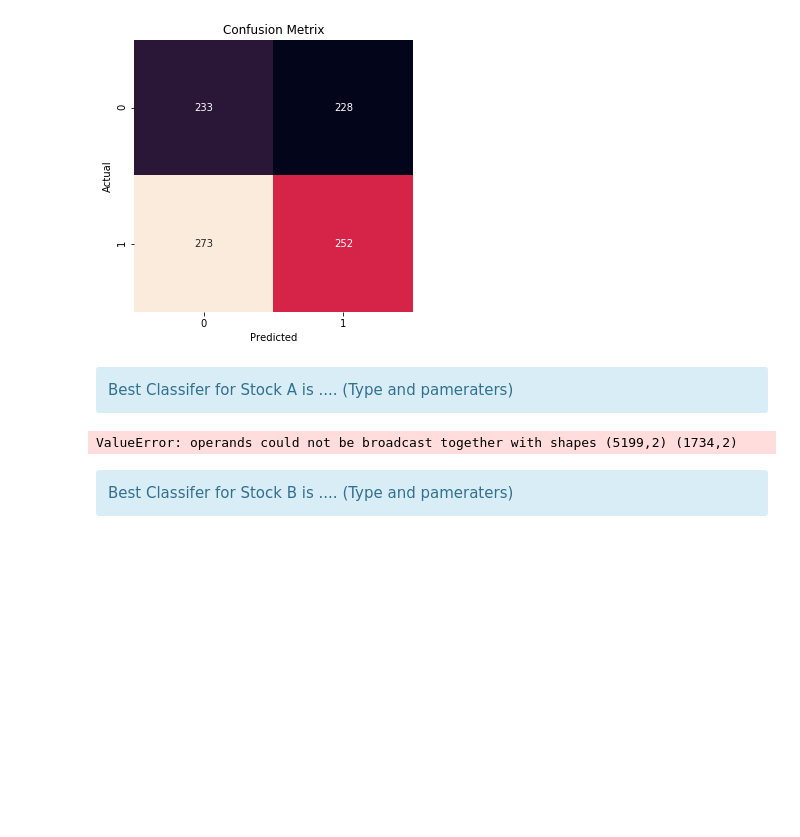
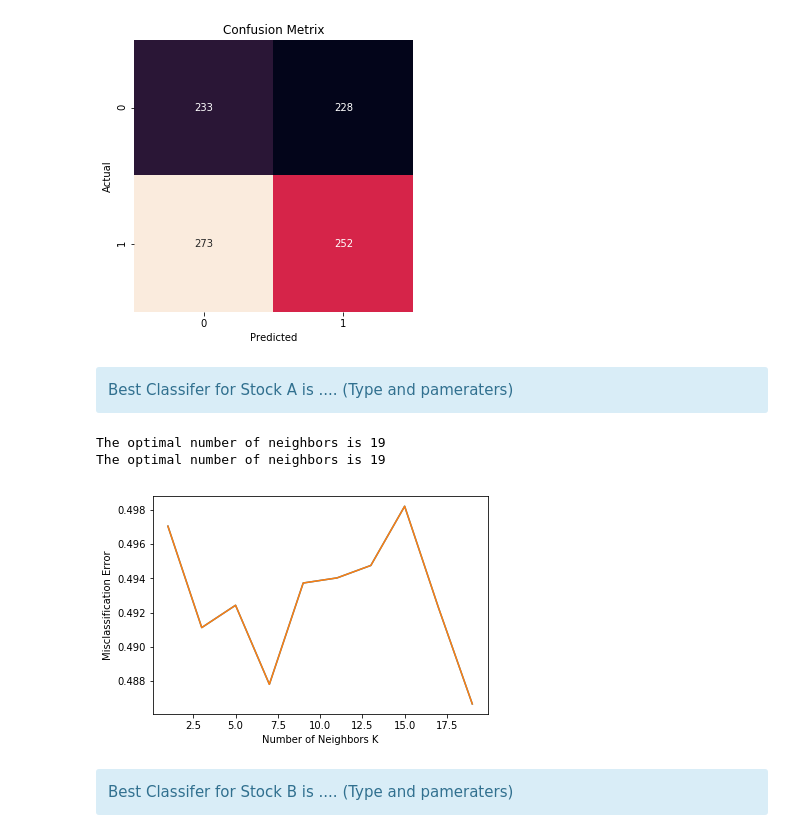
Before and after one commit to natthawit-jan/project2_datam, a Jupyter notebook: Project2B-Stock-market-prediction.ipynb, the cells around one changed output. Cells and saved outputs as stored; diff of their text form; code cells hidden in the pictures; blank space fills up the shorter version.

Commit message:
With cross validation

```diff
--- a/Project2B-Stock-market-prediction.ipynb
+++ b/Project2B-Stock-market-prediction.ipynb
@@ -98,20 +98,15 @@ def split_funtion(stock):
                                                                       test_size = 0.2,
                                                                       random_state = 0
                                                                      )
-    #20 for validation and 60 for train
-    (train_data, val_data, train_target, val_target) = train_test_split(np.array(train_data),
-                                                                    train_target,
-                                                                    test_size = 0.25,
-                                                                        random_state = 0
-                                                                   )
 
-    return (data, target, train_data, train_target, val_data, val_target, test_data, test_target)
+
+    return (train_data, train_target, test_data, test_target)
 
 
 
-(data_A, target_A, A_train_data, A_train_target, A_val_data, A_val_target, A_test_data, A_test_target) = split_funtion(stockA)
-(data_B, target_B, B_train_data, B_train_target, B_val_data, B_val_target, B_test_data, B_test_target) = split_funtion(stockB)
-(data_C, target_C, C_train_data, C_train_target, C_val_data, C_val_target, C_test_data, C_test_target) = split_funtion(stockC)
+(A_train_data, A_train_target, A_test_data, A_test_target)  = split_funtion(stockA)
+(B_train_data, B_train_target,B_test_data, B_test_target) = split_funtion(stockB)
+(C_train_data, C_train_target,C_test_data, C_test_target) = split_funtion(stockC)
 # %% [markdown]
 #### 2. Perform EDA
 # %%
@@ -236,30 +234,43 @@ Best Classifer for Stock A is .... (Type and pameraters)
 # %%
 from sklearn.model_selection import cross_val_score
 
 # creating odd list of K for KNN
 myList = list(range(1,21, 2))
 # empty list that will hold cv scores
-cv_scores = []
 
-# perform 10-fold cross validation
-for k in myList:
-    knn = KNeighborsClassifier(n_neighbors=k)
-    scores = cross_val_score(knn, A_train_data[:,:] + A_val_data[:,:] , A_train_target[:] + A_val_target[:], cv=10, scoring='accuracy')
-    cv_scores.append(scores.mean())
-print(cv_scores)
+
+
+def K_fold(train_data, train_target):
+    # perform 10-fold cross validation
+    cv_scores = []
+    for k in myList:
+        knn = KNeighborsClassifier(n_neighbors=k)
+        scores = cross_val_score(knn, A_train_data , A_train_target, cv=10, scoring='accuracy')
+        cv_scores.append(scores.mean())
+#     print(cv_scores)
+    MSE = [1 - x for x in cv_scores]
+
+    # determining best k
+    optimal_k = myList[MSE.index(min(MSE))]
+    print ("The optimal number of neighbors is %d" % optimal_k)
+    # plot misclassification error vs k
+    plt.plot(myList, MSE)
+    plt.xlabel('Number of Neighbors K')
+    plt.ylabel('Misclassification Error')
+
+
+K_fold(A_train_data, A_train_target)
+
+
+
+
+
+
 
 
 
 # changing to misclassification error
-MSE = [1 - x for x in cv_scores]
-
-# determining best k
-optimal_k = myList[MSE.index(min(MSE))]
-print ("The optimal number of neighbors is %d" % optimal_k)
-
-# plot misclassification error vs k
-plt.plot(myList, MSE)
-plt.xlabel('Number of Neighbors K')
-plt.ylabel('Misclassification Error')
 # %% [output]
-ValueError: operands could not be broadcast together with shapes (5199,2) (1734,2)
+The optimal number of neighbors is 19
+The optimal number of neighbors is 19
+[figure, added]
```
Also changed, not shown: parts of 3 cells of this notebook.
